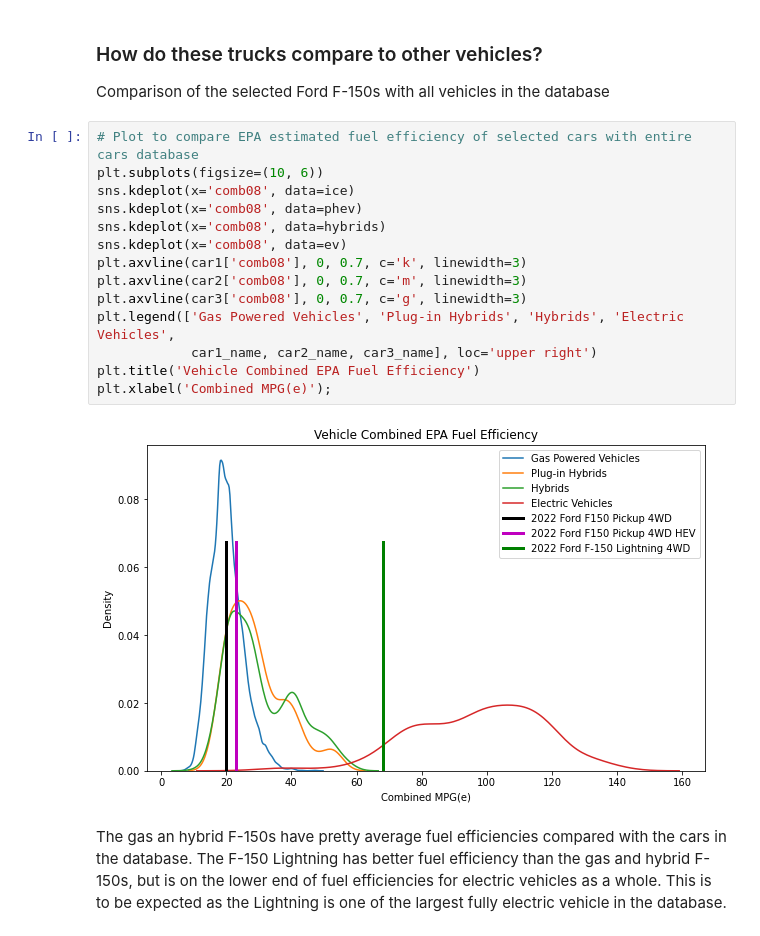
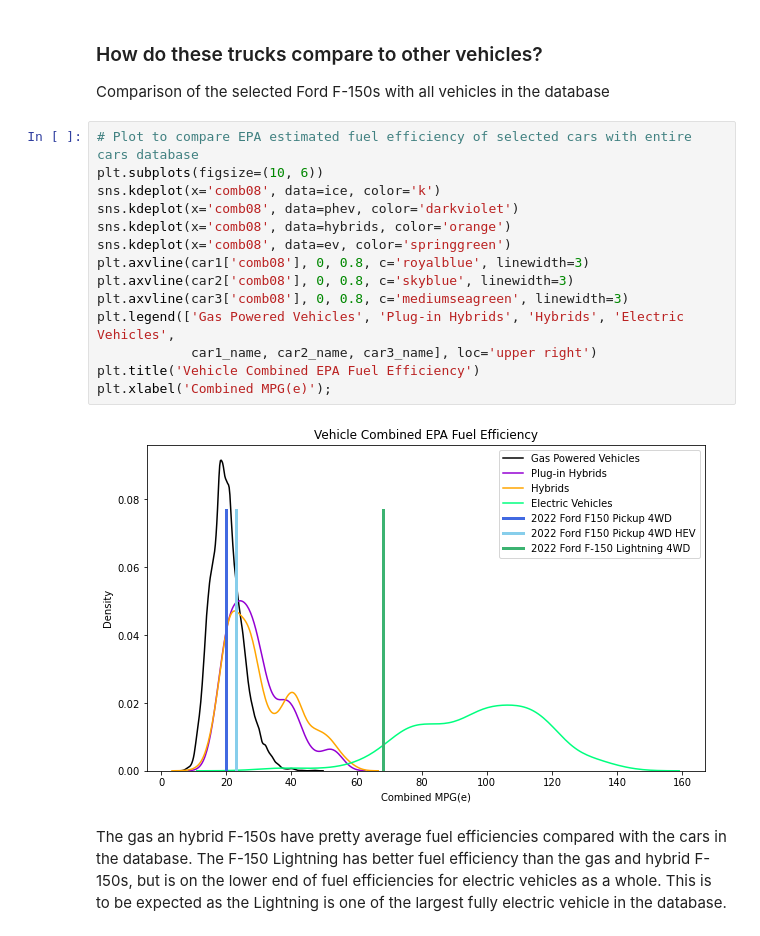
Before and after one commit to richardbradshaw/F-150-Fuel, a Jupyter notebook: F150_Analysis.ipynb, the cells around one changed output. Saved outputs shown, nothing was run; the diff lists cells and outputs as text.

```diff
--- a/F150_Analysis.ipynb
+++ b/F150_Analysis.ipynb
@@ -147,18 +148,18 @@ Comparison of the selected Ford F-150s with all vehicles in the database
 # %%
 # Plot to compare EPA estimated fuel efficiency of selected cars with entire cars database
 plt.subplots(figsize=(10, 6))
-sns.kdeplot(x='comb08', data=ice)
-sns.kdeplot(x='comb08', data=phev)
-sns.kdeplot(x='comb08', data=hybrids)
-sns.kdeplot(x='comb08', data=ev)
-plt.axvline(car1['comb08'], 0, 0.7, c='k', linewidth=3)
-plt.axvline(car2['comb08'], 0, 0.7, c='m', linewidth=3)
-plt.axvline(car3['comb08'], 0, 0.7, c='g', linewidth=3)
+sns.kdeplot(x='comb08', data=ice, color='k')
+sns.kdeplot(x='comb08', data=phev, color='darkviolet')
+sns.kdeplot(x='comb08', data=hybrids, color='orange')
+sns.kdeplot(x='comb08', data=ev, color='springgreen')
+plt.axvline(car1['comb08'], 0, 0.8, c='royalblue', linewidth=3)
+plt.axvline(car2['comb08'], 0, 0.8, c='skyblue', linewidth=3)
+plt.axvline(car3['comb08'], 0, 0.8, c='mediumseagreen', linewidth=3)
 plt.legend(['Gas Powered Vehicles', 'Plug-in Hybrids', 'Hybrids', 'Electric Vehicles',
             car1_name, car2_name, car3_name], loc='upper right')
 plt.title('Vehicle Combined EPA Fuel Efficiency')
 plt.xlabel('Combined MPG(e)');
 # %% [output]
-[figure, old version]
+[figure, new version]
 # %% [markdown]
 The gas an hybrid F-150s have pretty average fuel efficiencies compared with the cars in the database. The F-150 Lightning has better fuel efficiency than the gas and hybrid F-150s, but is on the lower end of fuel efficiencies for electric vehicles as a whole. This is to be expected as the Lightning is one of the largest fully electric vehicle in the database.
```
Also changed, not shown: parts of 50 cells of this notebook.
